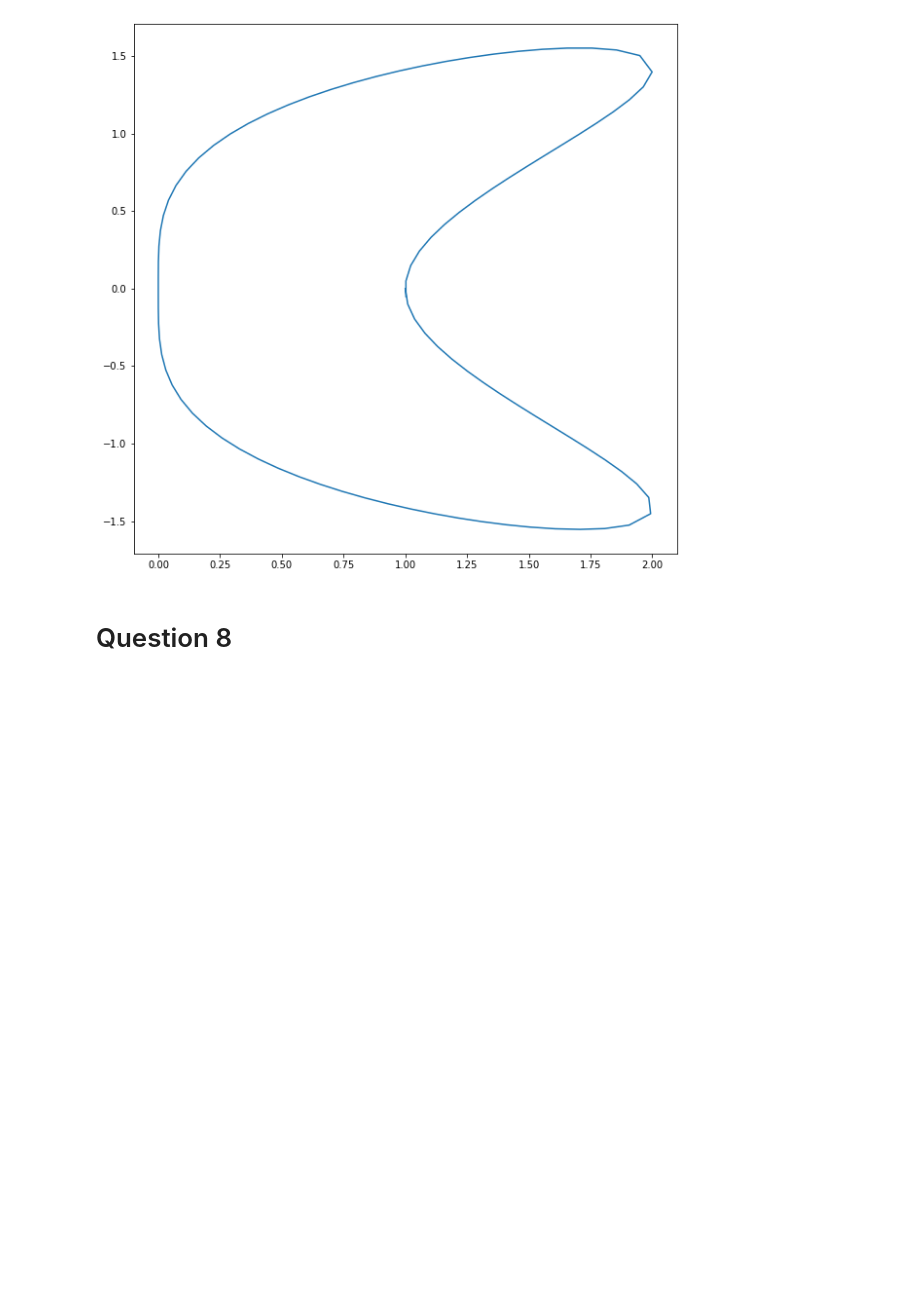
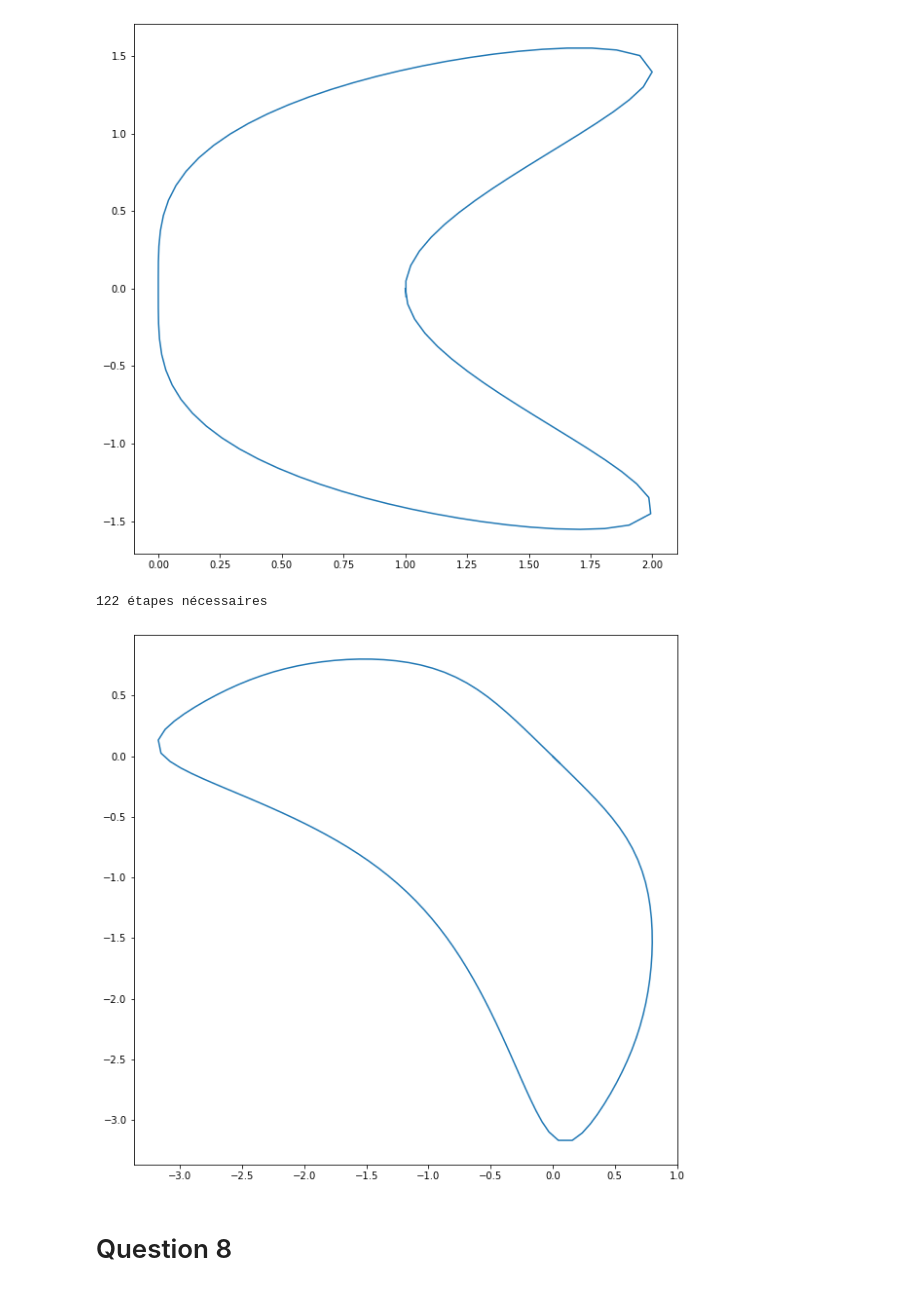
Before and after one commit to 20castro/Projet-calcul-diff, a Jupyter notebook: Projet.ipynb, the cells around one changed output. Saved outputs shown, nothing was run; the diff lists cells and outputs as text; code cells hidden in the pictures; blank space fills up the shorter version.

```diff
--- a/Projet.ipynb
+++ b/Projet.ipynb
@@ -355,6 +368,16 @@ plt.plot(T[0, :], T[1, :]);
 # %% [output]
 95 étapes nécessaires
 [figure]
+# %%
+## On regarde pour la courbe de niveau f3(0., 0.) de la fonction f3
+
+c = f3(0., 0.)
+T = level_curve_finie(f3, 0., 0.)
+
+plt.plot(T[0, :], T[1, :]);
+# %% [output]
+122 étapes nécessaires
+[figure, added]
 # %% [markdown]
 # Question 8
 # %% [markdown]
```
Also changed, not shown: parts of 4 cells of this notebook.
